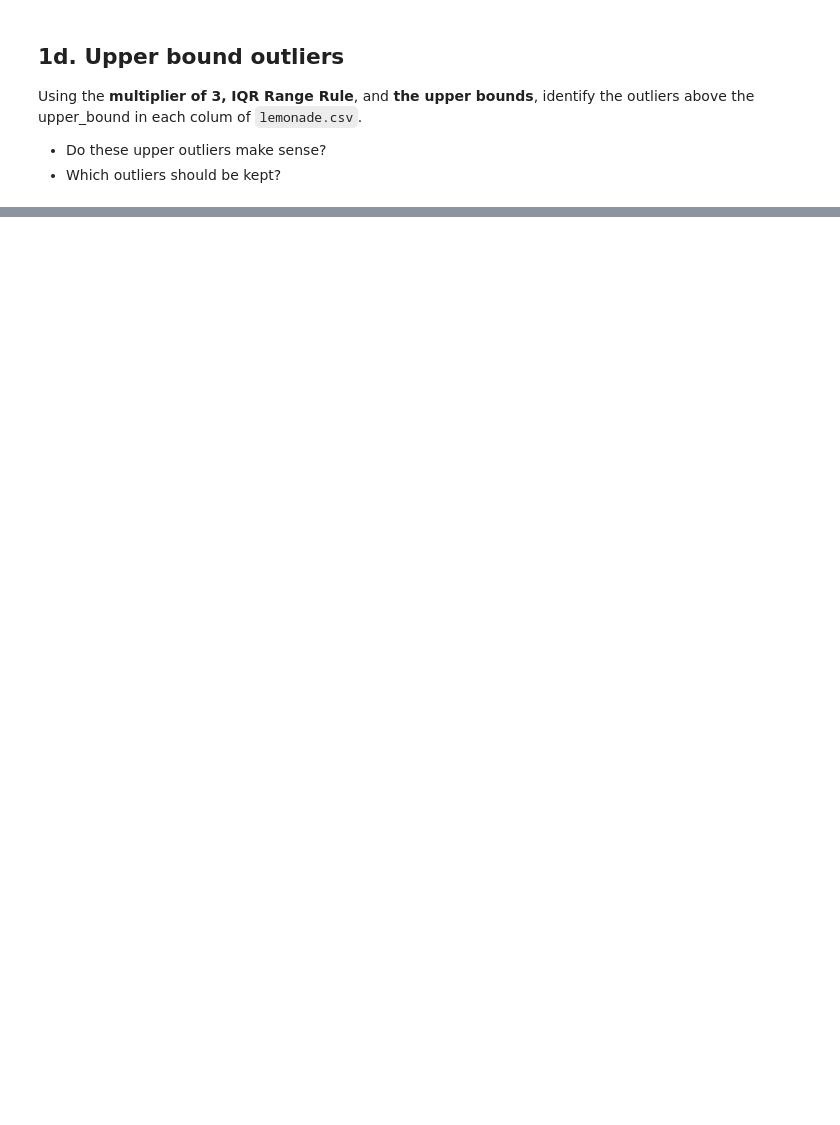
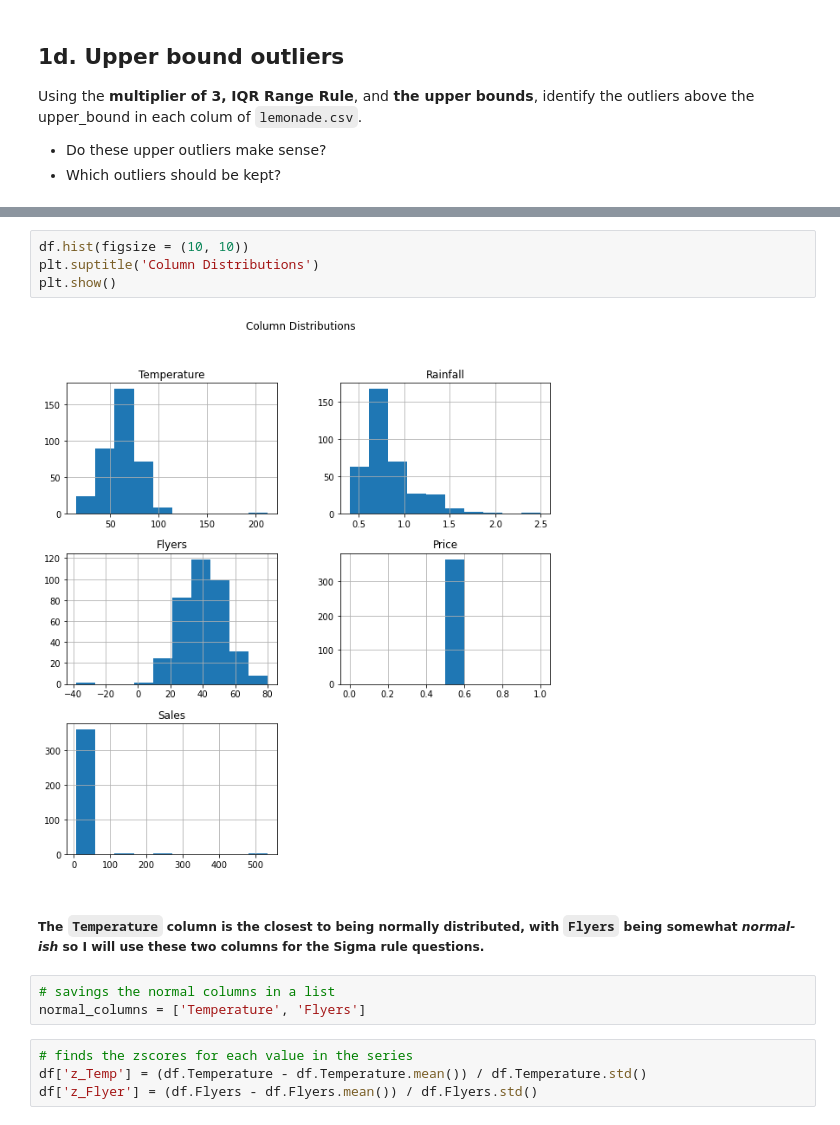
Before and after one commit to Jonessn22/anomaly_detection_exercises, a Jupyter notebook: 02b_continuous_probabalistic_methods_exercises.ipynb, the cells around one changed output, grey strips where cells are left out. Saved outputs shown, nothing was run; the diff lists cells and outputs as text; blank space fills up the shorter version.

```diff
--- a/02b_continuous_probabalistic_methods_exercises.ipynb
+++ b/02b_continuous_probabalistic_methods_exercises.ipynb
@@ -205,0 +480,15 @@ Using the **multiplier of 3, IQR Range Rule**, and **the upper bounds**, identif
+# %%
+df.hist(figsize = (10, 10))
+plt.suptitle('Column Distributions')
+plt.show()
+# %% [output]
+[figure, added]
+# %% [markdown]
+##### The `Temperature` column is the closest to being normally distributed, with `Flyers` being somewhat *normal-ish* so I will use these two columns for the Sigma rule questions.
+# %%
+# savings the normal columns in a list
+normal_columns = ['Temperature', 'Flyers']
+# %%
+# finds the zscores for each value in the series
+df['z_Temp'] = (df.Temperature - df.Temperature.mean()) / df.Temperature.std()
+df['z_Flyer'] = (df.Flyers - df.Flyers.mean()) / df.Flyers.std()
```
Also changed, not shown: parts of 54 cells of this notebook, 2 other files.
